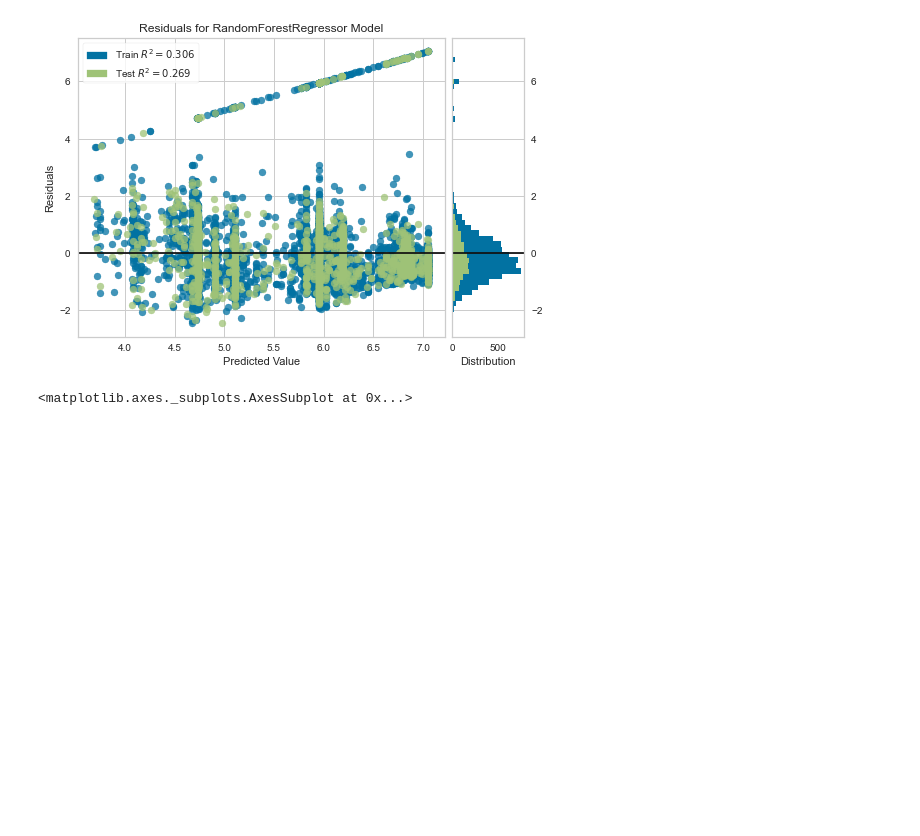
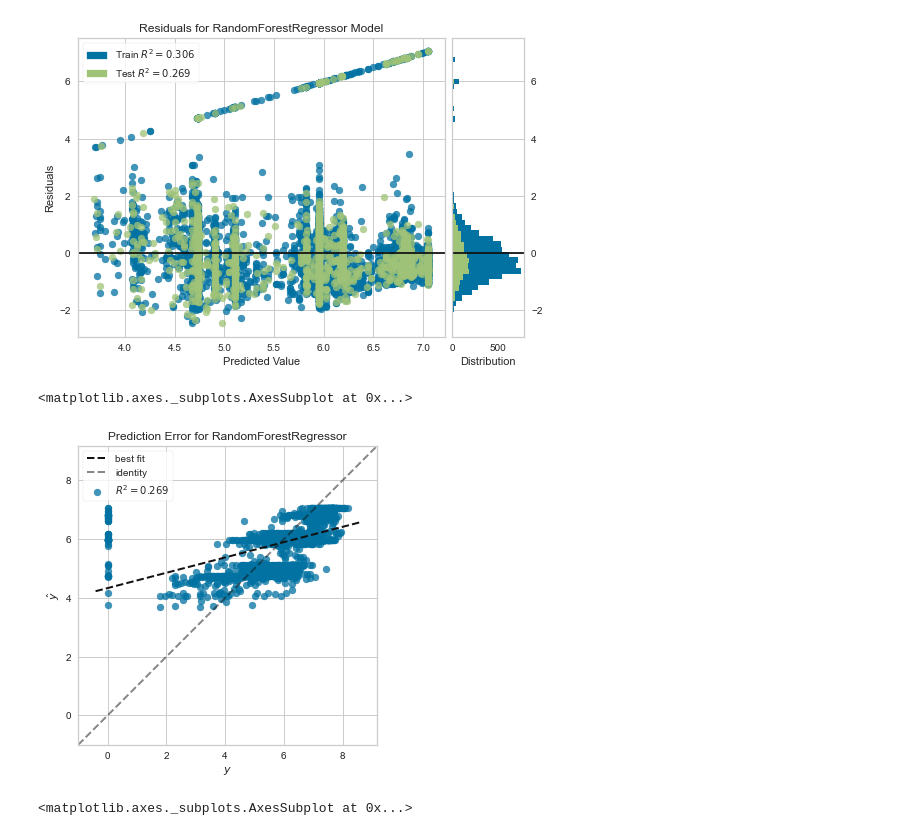
Before and after one commit to tahentx/bikeshare, a Jupyter notebook: bikeshare_development2.ipynb, the cells around one changed output. Saved outputs shown, nothing was run; the diff lists cells and outputs as text; code cells hidden in the pictures; blank space fills up the shorter version.

Commit message:
analyze prediction plot

```diff
--- a/bikeshare_development2.ipynb
+++ b/bikeshare_development2.ipynb
@@ -150,3 +151,11 @@ visualizer.show()
 # %% [output]
 [figure]
 <matplotlib.axes._subplots.AxesSubplot at 0x...>
+# %%
+visualizer = PredictionError(rf_regr)
+visualizer.fit(X_train, y_train)
+visualizer.score(X_test, y_test)
+visualizer.show()
+# %% [output]
+[figure, added]
+<matplotlib.axes._subplots.AxesSubplot at 0x...>
```
Also changed, not shown: parts of 1 cell of this notebook.
